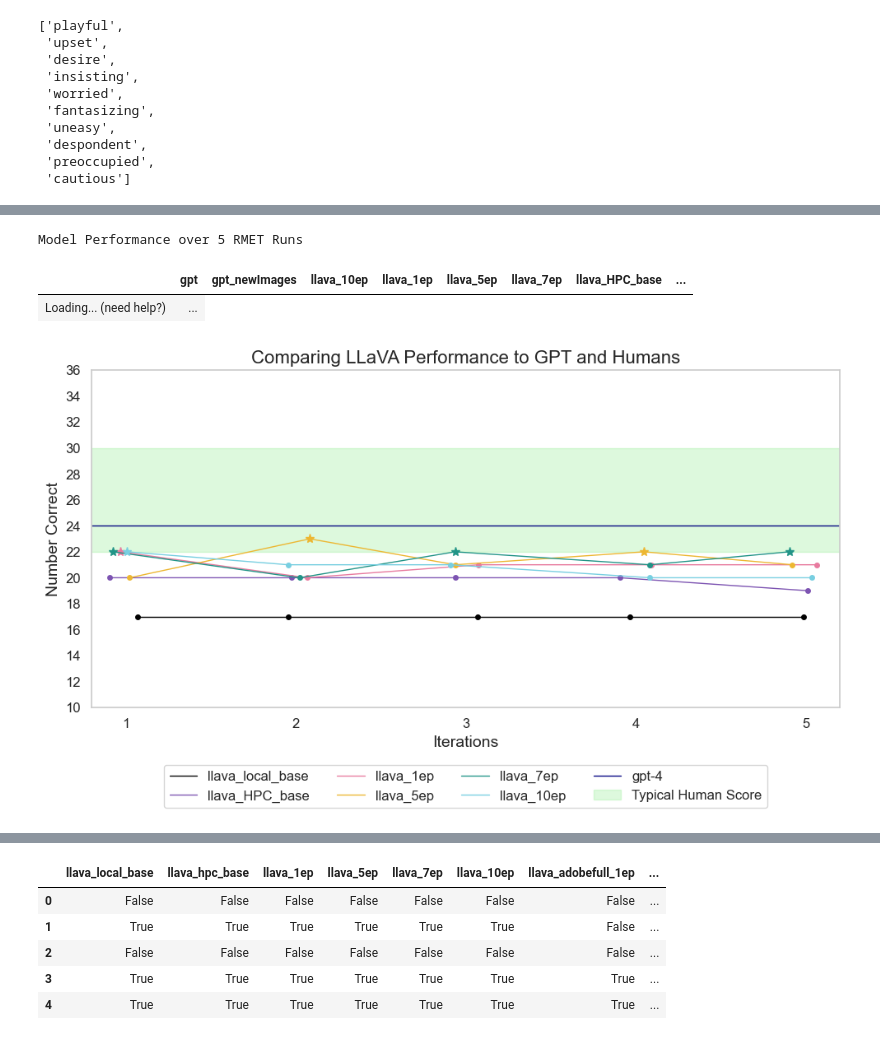
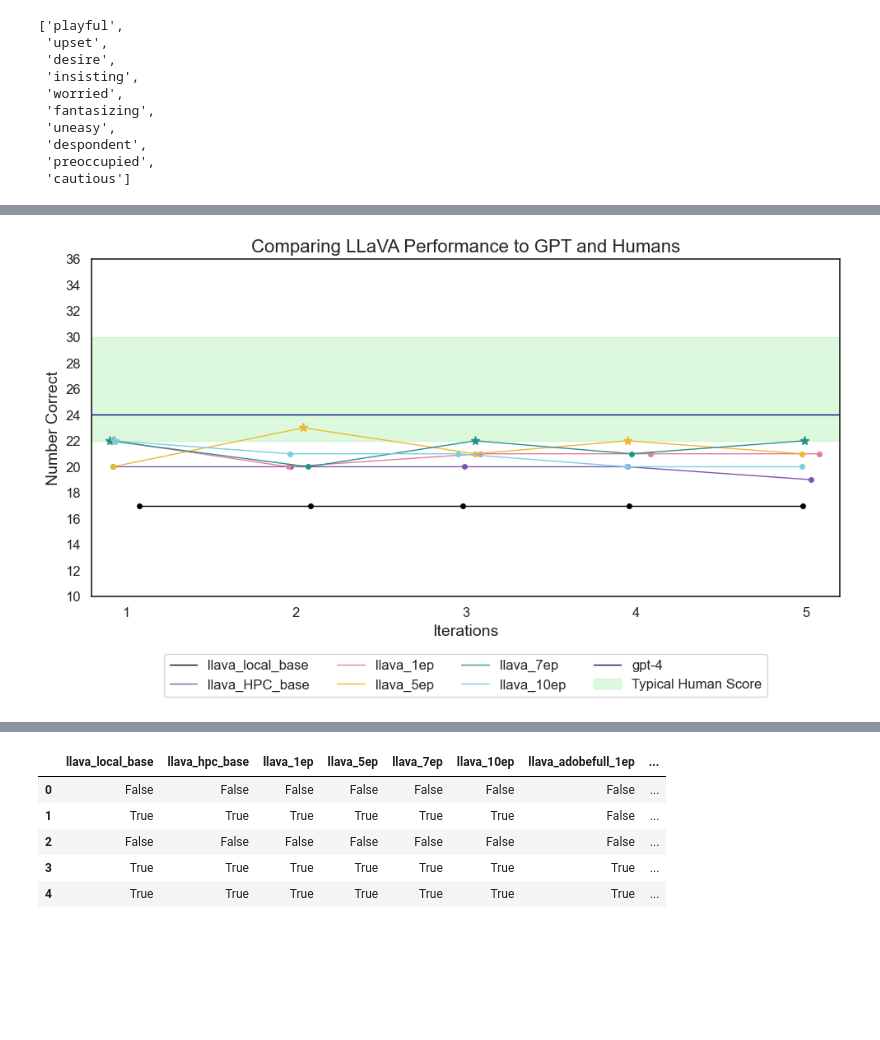
Before and after one commit to bridgetleonard2/Eyes-Mind-Model, a Jupyter notebook: llava_hyak/rmet_analysis.ipynb, the cells around one changed output, grey strips where cells are left out. Cells and saved outputs as stored; diff of their text form; code cells hidden in the pictures; blank space fills up the shorter version.

Commit message:
update data and clean up analysis

```diff
--- a/llava_hyak/rmet_analysis.ipynb
+++ b/llava_hyak/rmet_analysis.ipynb
@@ -66,12 +91,0 @@ fergpt_ep5_1 = pd.read_csv('rmet_results/ferGPT/rmet_ferGPT_5ep-1.txt')
-# %%
-rmet = pd.concat([local_base1, local_base2, local_base3, local_base4, local_base5,
-                  HPC_base1, HPC_base2, HPC_base3, HPC_base4, HPC_base5,
-                  ep1_1, ep1_2, ep1_3, ep1_4, ep1_5,
-                  ep5_1, ep5_2, ep5_3, ep5_4, ep5_5,
-                  ep7_1, ep7_2, ep7_3, ep7_4, ep7_5,
-                  ep10_1, ep10_2, ep10_3, ep10_4, ep10_5,
-                  emo_1, emo_2,
-                  fer_1,
-                  fireflyfer_1, fireflyfer_2, fireflyfer_3, fireflyfer_4,
-                  fergpt_ep1_1,
-                  fergpt_ep5_1], axis=1)
@@ -180,2 +122,2 @@ for model in performance.columns:
 # %%
-num_correct = performance.sum(axis=0)
+rmet_num_correct = performance.sum(axis=0)
@@ -208,3 +123,0 @@ gpt_llava = rmet = pd.concat([local_base1, local_base2, local_base3, local_base4
-# %%
-for model in gpt_llava.columns:
-    gpt_llava[model] = [1 if gpt_llava[model][i] == answers[i] else 0 for i in range(len(answers))]
@@ -354,3 +239,3 @@ plt.show()
 # %%
-num_correct.index = pd.MultiIndex.from_tuples([(i.split('-')[0], int(i.split('-')[1])) for i in num_correct.index])
-num_correct
+merged_num_correct = rmet_num_correct.copy()
+merged_num_correct.index = pd.MultiIndex.from_tuples([(i.split('-')[0], int(i.split('-')[1])) for i in merged_num_correct.index])
@@ -388,15 +242,5 @@ data
-# %%
-# Show the styled HTML table
-show(data, "Model Performance over 5 RMET Runs")
-# %% [output]
-Model Performance over 5 RMET Runs
-|  | gpt | gpt_newImages | llava_10ep | llava_1ep | llava_5ep | llava_7ep | llava_HPC_base | ... |
-| Loading... (need help?) | ... |
 # %%
-# Enhance aesthetics with seaborn
-#sns.set_style("white")  # For a clean background, replace "white" with "whitegrid" if you prefer subtle grid lines
-
-# Assuming 'data' is your DataFrame
+data = merged_num_correct[['llava_local_base', 'llava_HPC_base', 'llava_1ep', 'llava_5ep', 'llava_7ep', 'llava_10ep']].unstack().transpose()
 
 # Line colors
 line_colors = {
@@ -425,31 +269,31 @@ for model, color in line_colors.items():
 
     for x, y in zip(jittered_index, data[model]):
         if y > 21:
             # Plot with an alternative marker
             plt.plot(x, y, label=model if 'star' not in locals() else "", marker='*', markersize=8, linestyle='None', color=color)
             star = True
         else:
             # Plot with the default marker
             plt.plot(x, y, label=model if 'circle' not in locals() else "", marker='o', markersize=4, linestyle='None', color=color)
             circle = True
 
 plt.plot(range(7), [24 for i in range(7)], label='gpt-4', color='#000080', linewidth=1)
 
 # Highlighting
 plt.fill_between(range(7), 22, 30, color='lightgreen', alpha=0.3, label='Typical Human Score')
 
 plt.title('Comparing LLaVA Performance to GPT and Humans', fontsize=16)
 plt.xlabel('Iterations', fontsize=14)
 plt.ylabel('Number Correct', fontsize=14)
 plt.xticks(range(1, 6), fontsize=12)
 plt.yticks(range(10, 37, 2), fontsize=12)
 plt.xlim(0.8,5.2)
 # Placing the legend outside the plot (only plot lines with labels so no double label)
 plt.legend(loc='upper center', fancybox=True, ncol=4, bbox_to_anchor=(0.5, -.15), fontsize=12)
 
 plt.tight_layout()
 # Removing the grid
 plt.grid(False)
 plt.show()
 # %% [output]
-[figure, old version]
+[figure, new version]
```
Also changed, not shown: parts of 54 cells of this notebook, 17 other files.
